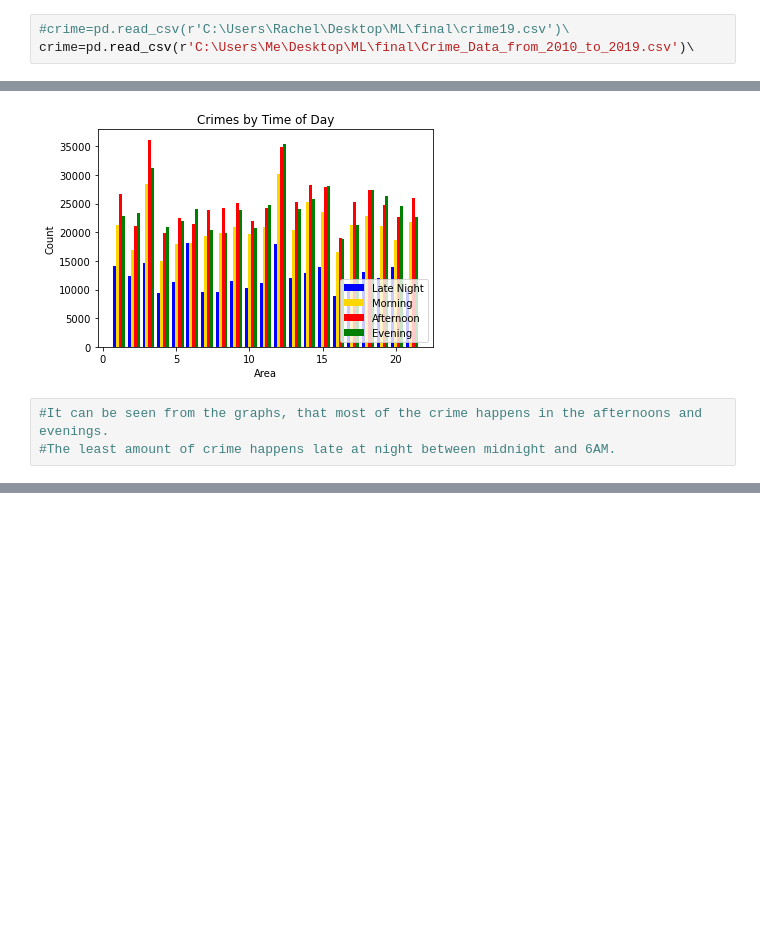
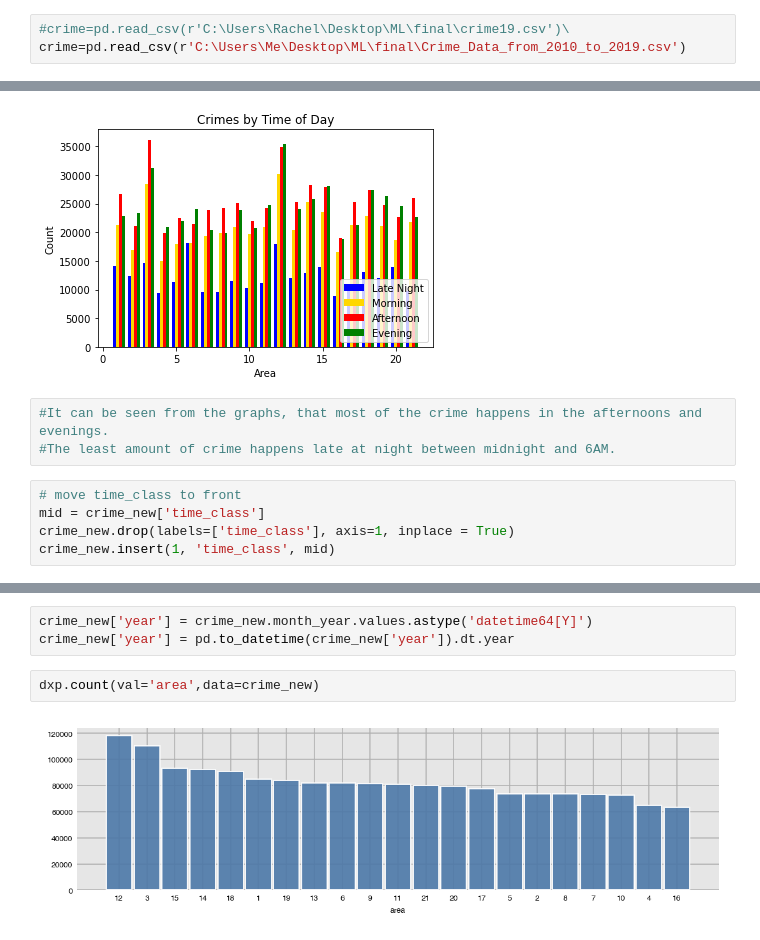
Before and after one commit to davefng/UCLA_ML, a Jupyter notebook: final.ipynb, the cells around one changed output, grey strips where cells are left out. Drawn from its saved outputs; the diff is of its cells as text; blank space fills up the shorter version.

```diff
--- a/final.ipynb
+++ b/final.ipynb
@@ -5,7 +5,7 @@ import matplotlib.pyplot as plt
 import datetime as dt
 # %%
 #crime=pd.read_csv(r'C:\Users\Rachel\Desktop\ML\final\crime19.csv')\
-crime=pd.read_csv(r'C:\Users\Me\Desktop\ML\final\Crime_Data_from_2010_to_2019.csv')\
+crime=pd.read_csv(r'C:\Users\Me\Desktop\ML\final\Crime_Data_from_2010_to_2019.csv')
 # %%
 print(crime.shape)
 # %% [output]
@@ -259,3 +259,8 @@ plt.show()
 # %%
 #It can be seen from the graphs, that most of the crime happens in the afternoons and evenings.
 #The least amount of crime happens late at night between midnight and 6AM.
+# %%
+# move time_class to front
+mid = crime_new['time_class']
+crime_new.drop(labels=['time_class'], axis=1, inplace = True)
+crime_new.insert(1, 'time_class', mid)
@@ -261,0 +320,7 @@ plt.show()
+# %%
+crime_new['year'] = crime_new.month_year.values.astype('datetime64[Y]')
+crime_new['year'] = pd.to_datetime(crime_new['year']).dt.year
+# %%
+dxp.count(val='area',data=crime_new)
+# %% [output]
+[figure, added]
```
Also changed, not shown: parts of 13 cells of this notebook.
